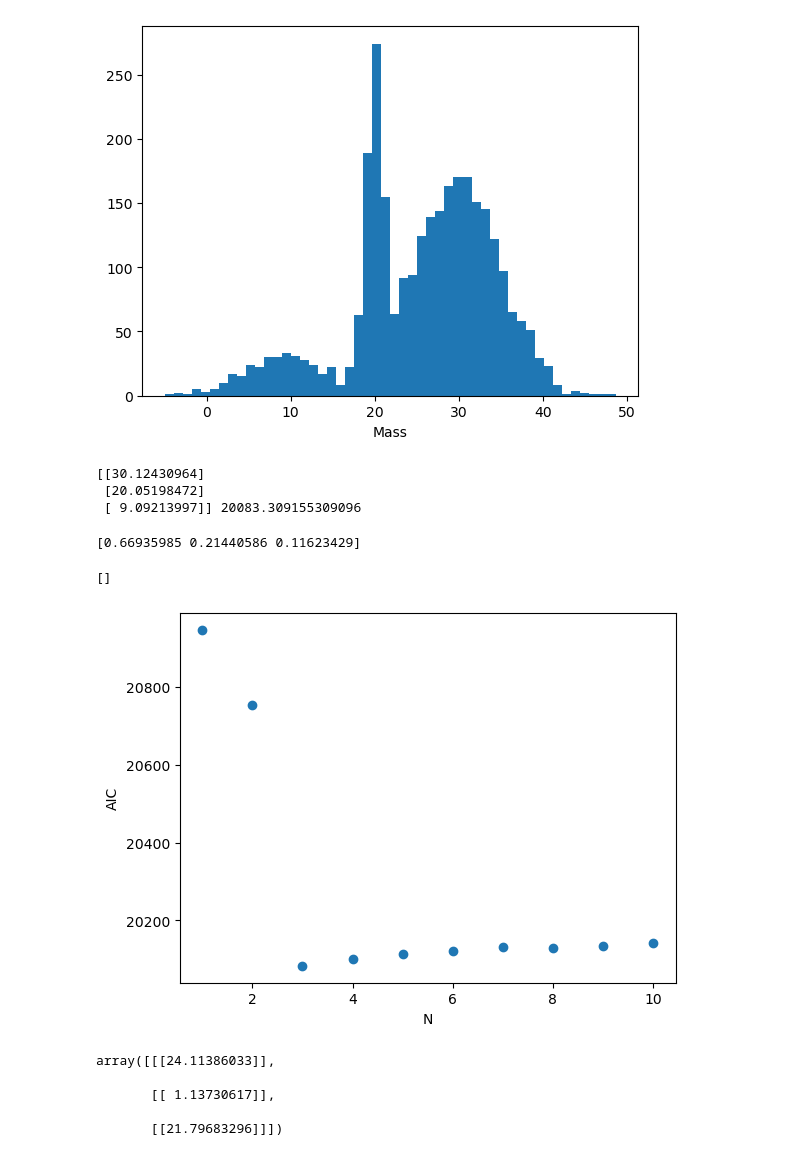
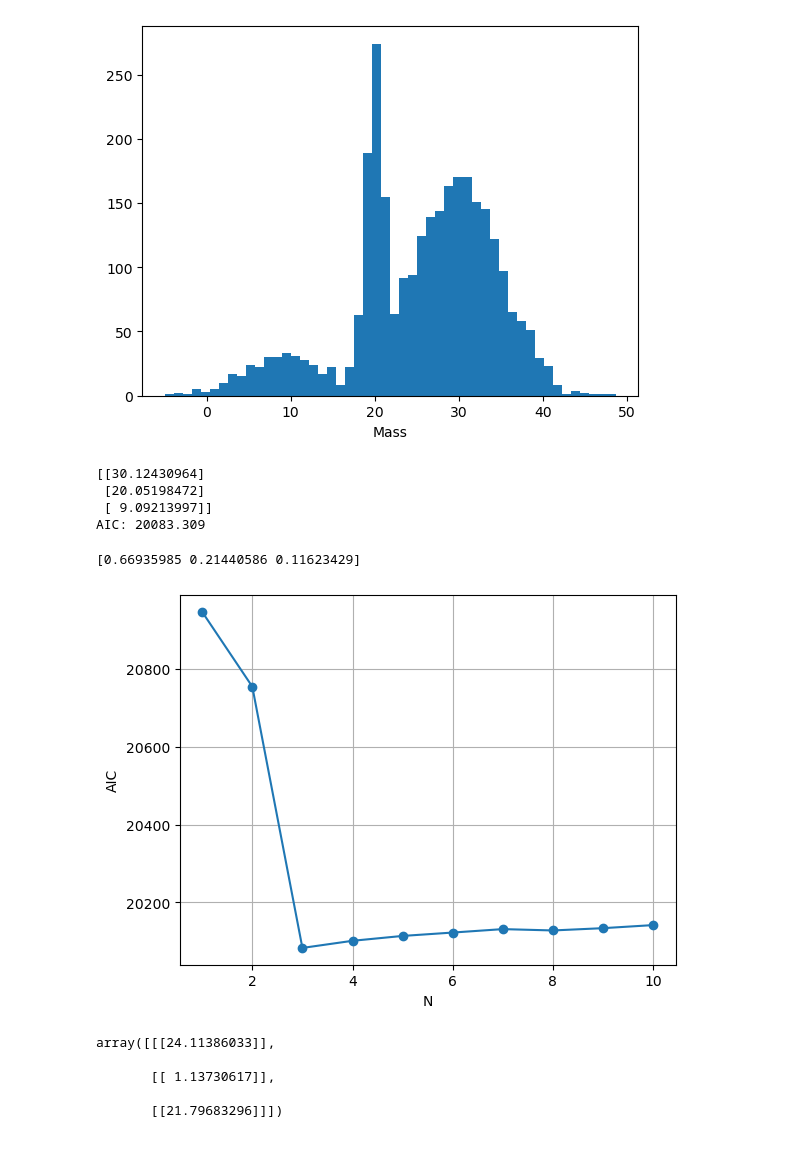
Before and after one commit to ebianchi803/astrostatistics_bicocca_2026, a Jupyter notebook: working/L06.ipynb, the cells around one changed output. Drawn from its saved outputs; the diff is of its cells as text; code cells hidden in the pictures.

```diff
--- a/working/L06.ipynb
+++ b/working/L06.ipynb
@@ -23,11 +23,12 @@ Text(0.5, 0, 'Mass')
 gm = sklearn.mixture.GaussianMixture(n_components=3, random_state=0).fit(data)
 aic = gm.aic(data)
 # %%
-print(gm.means_, aic)
+print(gm.means_, '\nAIC: %.3f' % aic)
 # %% [output]
 [[30.12430964]
  [20.05198472]
- [ 9.09213997]] 20083.309155309096
+ [ 9.09213997]]
+AIC: 20083.309
 # %%
 means = []
 weights = []
@@ -43,19 +44,18 @@ for n in range(1,11):
     #print(aic_n)
     aics.append(aic_n)
 # %%
-plt.scatter(range(1,11),aics)
+plt.plot(range(1,11),aics,ls='-',marker='o')
 index = np.argmin(aics)
 best_mean = np.reshape(means[index],len(means[index]))
 best_weight = np.reshape(weights[index],len(means[index]))
 best_cov = np.reshape(covariances[index],len(means[index]))
 print((best_weight))
 plt.xlabel('N')
 plt.ylabel('AIC')
-plt.plot()
+plt.grid();
 # %% [output]
 [0.66935985 0.21440586 0.11623429]
-[]
-[figure, old version]
+[figure, new version]
 # %%
 covariances[index]
 # %% [output]
```
Also changed, not shown: parts of 4 cells of this notebook.
